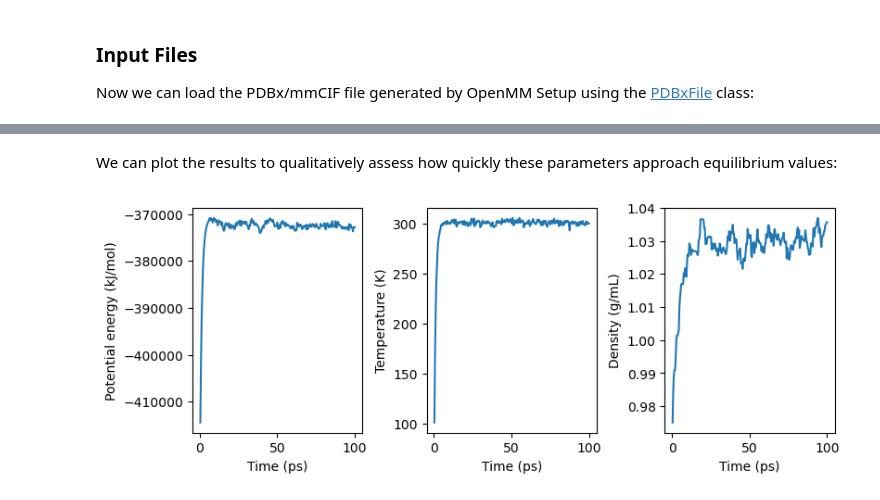
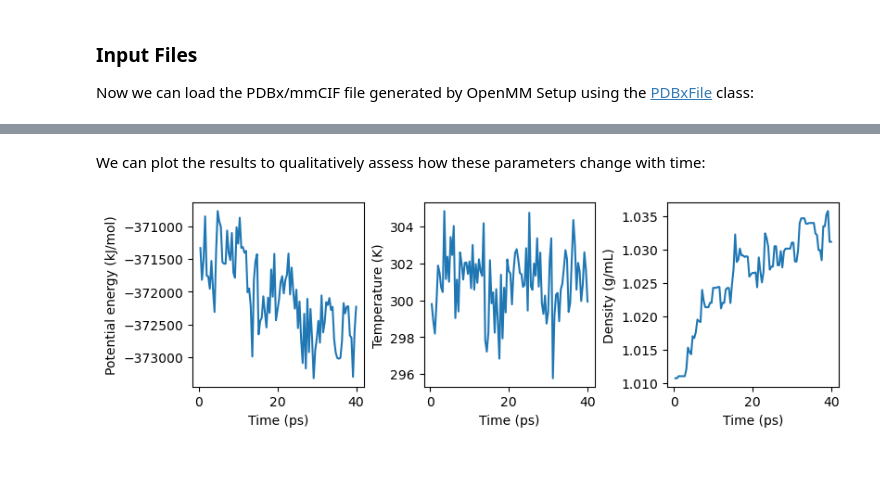
Before and after one commit to openmm/openmm-cookbook, a Jupyter notebook: notebooks/tutorials/getting_started.ipynb, the cells around one changed output, grey strips where cells are left out. Saved outputs shown, nothing was run; the diff lists cells and outputs as text; code cells hidden in the pictures; blank space fills up the shorter version.

```diff
--- a/notebooks/tutorials/getting_started.ipynb
+++ b/notebooks/tutorials/getting_started.ipynb
@@ -348,25 +280,29 @@ The format of the data file written by the StateDataReporter is very simple:
 # %% [markdown]
-We can plot the results to qualitatively assess how quickly these parameters approach equilibrium values:
+We can plot the results to qualitatively assess how these parameters change with time:
 # %%
-time, pe, temp, rho = numpy.loadtxt("simulation.log", delimiter=",").T
+import numpy
+import matplotlib.pyplot
 
-figure = matplotlib.pyplot.figure(figsize=(8, 3), layout="constrained")
+step, pe, temp, rho = numpy.loadtxt("log.txt", delimiter="\t", usecols=(1, 2, 3, 4)).T
+time = step * dt.value_in_unit(picosecond)
+
+figure = matplotlib.pyplot.figure(figsize=(8, 2.5), layout="constrained")
 
 axes_pe = figure.add_subplot(1, 3, 1)
 axes_pe.plot(time, pe)
 axes_pe.set_xlabel("Time (ps)")
 axes_pe.set_ylabel("Potential energy (kJ/mol)")
 
 axes_temp = figure.add_subplot(1, 3, 2)
 axes_temp.plot(time, temp)
 axes_temp.set_xlabel("Time (ps)")
 axes_temp.set_ylabel("Temperature (K)")
 
 axes_rho = figure.add_subplot(1, 3, 3)
 axes_rho.plot(time, rho)
 axes_rho.set_xlabel("Time (ps)")
 axes_rho.set_ylabel("Density (g/mL)")
 
 matplotlib.pyplot.show()
 # %% [output]
-[figure, old version]
+[figure, new version]
```
Also changed, not shown: parts of 65 cells of this notebook.
